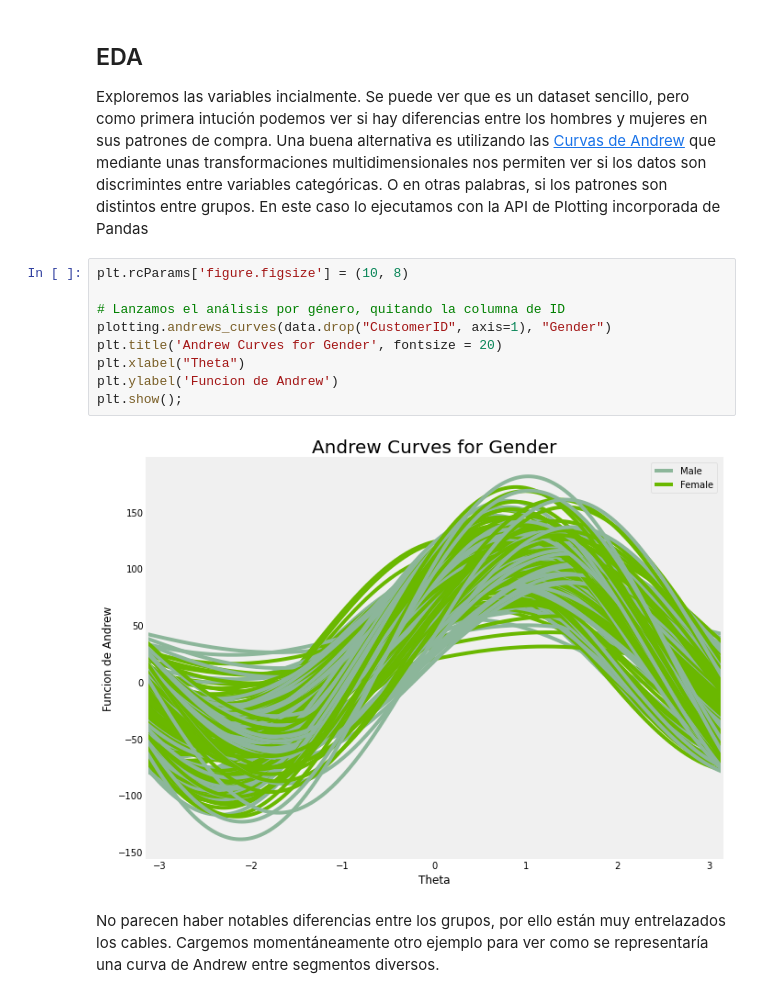
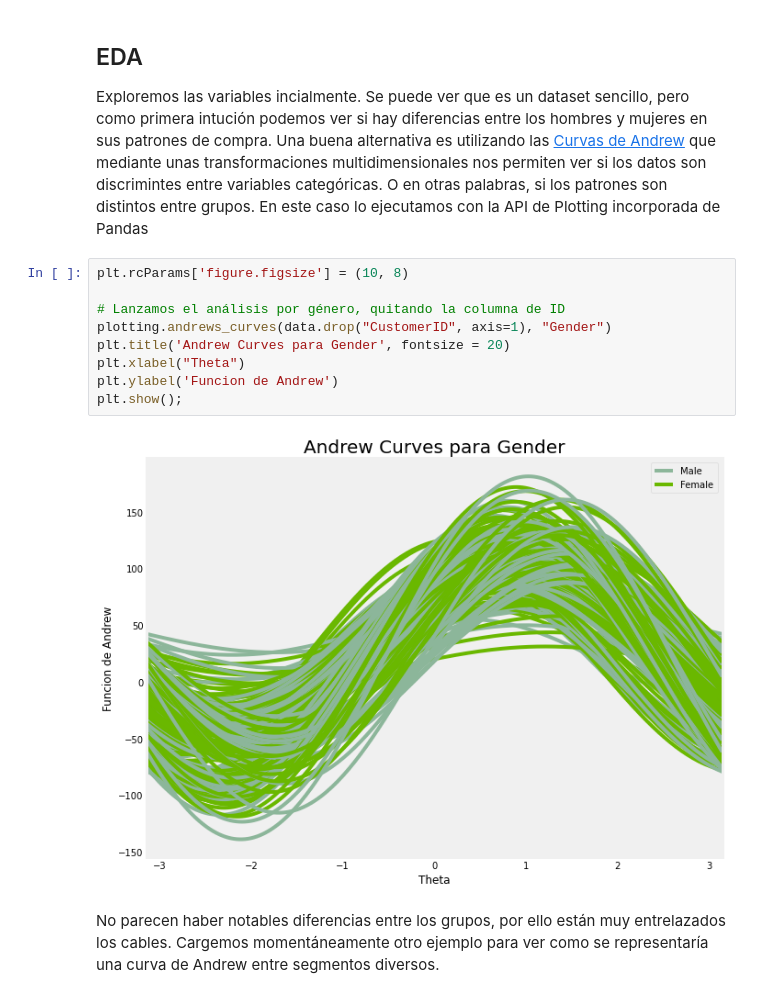
Before and after one commit to patofw/imf_master, a Jupyter notebook: Google_Colab/Mall_Customers_Clustering_Analysis.ipynb, the cells around one changed output. Saved outputs shown, nothing was run; the diff lists cells and outputs as text.

```diff
--- a/Google_Colab/Mall_Customers_Clustering_Analysis.ipynb
+++ b/Google_Colab/Mall_Customers_Clustering_Analysis.ipynb
@@ -68,14 +64,14 @@ Exploremos las variables incialmente. Se puede ver que es un dataset sencillo, p
 # %%
 plt.rcParams['figure.figsize'] = (10, 8)
 
 # Lanzamos el análisis por género, quitando la columna de ID
 plotting.andrews_curves(data.drop("CustomerID", axis=1), "Gender")
-plt.title('Andrew Curves for Gender', fontsize = 20)
+plt.title('Andrew Curves para Gender', fontsize = 20)
 plt.xlabel("Theta")
 plt.ylabel('Funcion de Andrew')
 plt.show();
 # %% [output]
-[figure, old version]
+[figure, new version]
 # %% [markdown]
 No parecen haber notables diferencias entre los grupos, por ello están muy entrelazados los cables. Cargemos momentáneamente otro ejemplo para ver como se representaría una curva de Andrew entre segmentos diversos.
 # %%
```
Also changed, not shown: parts of 6 cells of this notebook, 1 other file.
